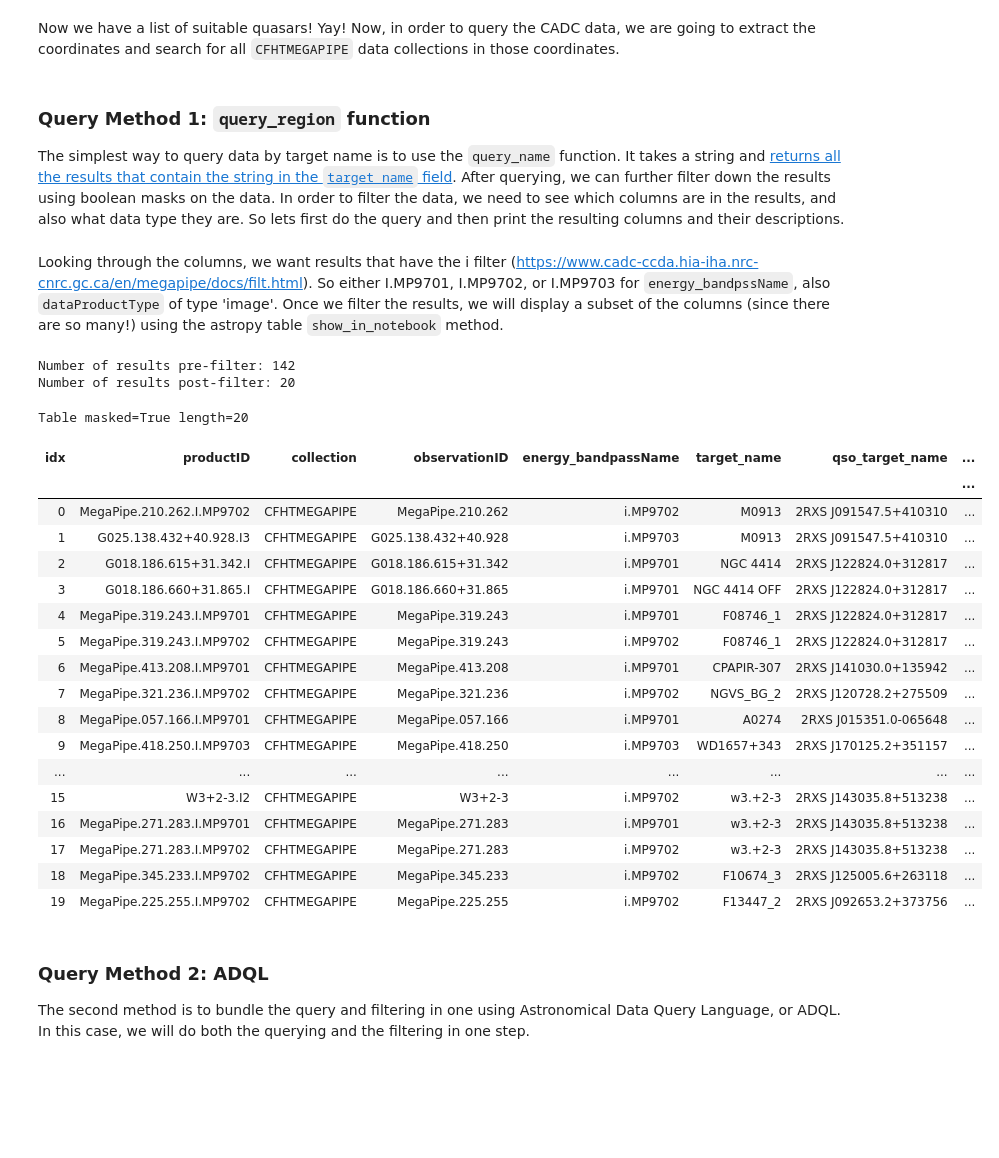
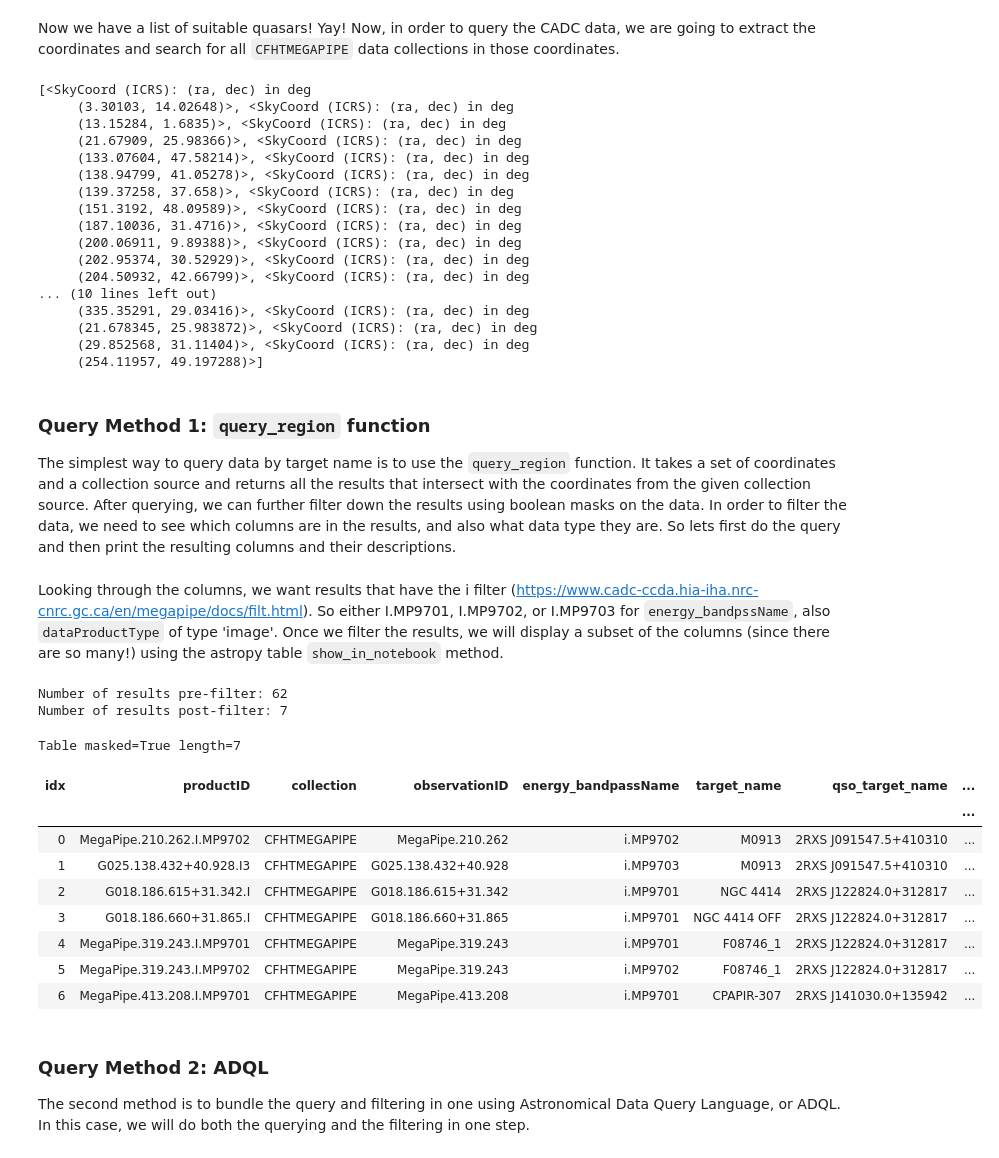
Before and after one commit to ellieb/astroquery_tutorial, a Jupyter notebook: astroquery_example_quasars.ipynb, the cells around one changed output. Drawn from its saved outputs; the diff is of its cells as text; code cells hidden in the pictures; blank space fills up the shorter version.

```diff
--- a/astroquery_example_quasars.ipynb
+++ b/astroquery_example_quasars.ipynb
@@ -88,6 +131,30 @@ high_redshift_qso_data[important_cols][0:10]
 Now we have a list of suitable quasars! Yay! Now, in order to query the CADC data, we are going to extract the coordinates and search for all `CFHTMEGAPIPE` data collections in those coordinates.
 # %%
 from astropy.coordinates import SkyCoord
+#TODO: Ask which one I should be using - coords from name or col value
 
-name_list = high_redshift_qso_data['name'].values
-coords_from_name = [SkyCoord.from_name(str(qso_name), parse=True) for qso_name in name_list]
+# name_list = qso_data['name'].values
+# coords = [SkyCoord.from_name(str(qso_name), parse=True) for qso_name in name_list]
+
+ra_list = qso_data['RA'].values
+dec_list = qso_data['DEC'].values
+coords_list = [SkyCoord(ra, dec, frame='icrs', unit='deg') for ra, dec in zip(ra_list, dec_list)]
+coords_list
+# %% [output]
+[<SkyCoord (ICRS): (ra, dec) in deg
+     (3.30103, 14.02648)>, <SkyCoord (ICRS): (ra, dec) in deg
+     (13.15284, 1.6835)>, <SkyCoord (ICRS): (ra, dec) in deg
+     (21.67909, 25.98366)>, <SkyCoord (ICRS): (ra, dec) in deg
+     (133.07604, 47.58214)>, <SkyCoord (ICRS): (ra, dec) in deg
+     (138.94799, 41.05278)>, <SkyCoord (ICRS): (ra, dec) in deg
+     (139.37258, 37.658)>, <SkyCoord (ICRS): (ra, dec) in deg
+     (151.3192, 48.09589)>, <SkyCoord (ICRS): (ra, dec) in deg
+     (187.10036, 31.4716)>, <SkyCoord (ICRS): (ra, dec) in deg
+     (200.06911, 9.89388)>, <SkyCoord (ICRS): (ra, dec) in deg
+     (202.95374, 30.52929)>, <SkyCoord (ICRS): (ra, dec) in deg
+     (204.50932, 42.66799)>, <SkyCoord (ICRS): (ra, dec) in deg
+... (10 lines left out)
+     (335.35291, 29.03416)>, <SkyCoord (ICRS): (ra, dec) in deg
+     (21.678345, 25.983872)>, <SkyCoord (ICRS): (ra, dec) in deg
+     (29.852568, 31.11404)>, <SkyCoord (ICRS): (ra, dec) in deg
+     (254.11957, 49.197288)>]
@@ -99,6 +161,6 @@ coords_from_ra_dec_fields = [SkyCoord(ra, dec, frame='icrs', unit='deg') for ra,
 # %% [markdown]
 ### Query Method 1: `query_region` function
-The simplest way to query data by target name is to use the `query_name` function. It takes a string and [returns all the results that contain the string in the `target name` field](https://github.com/astropy/astroquery/blob/master/astroquery/cadc/core.py#L205-L208). After querying, we can further filter down the results using boolean masks on the data. In order to filter the data, we need to see which columns are in the results, and also what data type they are. So lets first do the query and then print the resulting columns and their descriptions.
+The simplest way to query data by target name is to use the `query_region` function. It takes a set of coordinates and a collection source and returns all the results that intersect with the coordinates from the given collection source. After querying, we can further filter down the results using boolean masks on the data. In order to filter the data, we need to see which columns are in the results, and also what data type they are. So lets first do the query and then print the resulting columns and their descriptions.
 # %%
 from astropy.table import vstack
 from astroquery.cadc import Cadc
@@ -109,11 +171,12 @@ cadc = Cadc()
 # print(coords_results_list)
 
 results_list = []
-name_list = high_redshift_qso_data['name'].values
-for target_name, coords in zip(name_list, coords_from_ra_dec_fields): # TODO: try with coords from field too
-    results = cadc.query_region(coords, collection='CFHTMEGAPIPE')
+name_list = qso_data['name'].values
+for target_name, coords in zip(name_list, coords_list): # TODO: try with coords from field too
+    results = cadc.query_region(coords, radius=0.01, collection='CFHTMEGAPIPE')
     if len(results):
         # We add target coordinates as columns to later make cutout process easier
+        # TODO: Make a new numpy table instead?
         results['qso_target_name'] = target_name
         results['qso_target_ra'] = coords.ra
         results['qso_target_dec'] = coords.dec
@@ -131,42 +194,33 @@ Looking through the columns, we want results that have the i filter (https://www
 # %%
 # Construct the filter
 results_filter = ([energy_bandpass_name.startswith('i.') for energy_bandpass_name in
                    results['energy_bandpassName']]) &\
                  (results['dataProductType'] == 'image')
 
 # Apply the filter to the results
 filtered_results = results[results_filter]
 
 print('Number of results pre-filter: {}'.format(len(results)))
 print('Number of results post-filter: {}'.format(len(filtered_results)))
 
 columns_subset = ['productID', 'collection', 'observationID', 'energy_bandpassName', \
                   'target_name', 'qso_target_name', 'qso_target_ra', 'qso_target_dec', \
-                   'telescope_name', 'instrument_name', 'dataProductType']
+                   'telescope_name', 'instrument_name', 'dataProductType', 'quality_flag']
 
 filtered_results[columns_subset].show_in_notebook()
 # %% [output]
-Number of results pre-filter: 142
-Number of results post-filter: 20
+Number of results pre-filter: 62
+Number of results post-filter: 7
-Table masked=True length=20
+Table masked=True length=7
 | idx | productID | collection | observationID | energy_bandpassName | target_name | qso_target_name | ... |
 |  |  |  |  |  |  |  | ... |
 | 0 | MegaPipe.210.262.I.MP9702 | CFHTMEGAPIPE | MegaPipe.210.262 | i.MP9702 | M0913 | 2RXS J091547.5+410310 | ... |
 | 1 | G025.138.432+40.928.I3 | CFHTMEGAPIPE | G025.138.432+40.928 | i.MP9703 | M0913 | 2RXS J091547.5+410310 | ... |
 | 2 | G018.186.615+31.342.I | CFHTMEGAPIPE | G018.186.615+31.342 | i.MP9701 | NGC 4414 | 2RXS J122824.0+312817 | ... |
 | 3 | G018.186.660+31.865.I | CFHTMEGAPIPE | G018.186.660+31.865 | i.MP9701 | NGC 4414 OFF | 2RXS J122824.0+312817 | ... |
 | 4 | MegaPipe.319.243.I.MP9701 | CFHTMEGAPIPE | MegaPipe.319.243 | i.MP9701 | F08746_1 | 2RXS J122824.0+312817 | ... |
 | 5 | MegaPipe.319.243.I.MP9702 | CFHTMEGAPIPE | MegaPipe.319.243 | i.MP9702 | F08746_1 | 2RXS J122824.0+312817 | ... |
 | 6 | MegaPipe.413.208.I.MP9701 | CFHTMEGAPIPE | MegaPipe.413.208 | i.MP9701 | CPAPIR-307 | 2RXS J141030.0+135942 | ... |
-| 7 | MegaPipe.321.236.I.MP9702 | CFHTMEGAPIPE | MegaPipe.321.236 | i.MP9702 | NGVS_BG_2 | 2RXS J120728.2+275509 | ... |
-| 8 | MegaPipe.057.166.I.MP9701 | CFHTMEGAPIPE | MegaPipe.057.166 | i.MP9701 | A0274 | 2RXS J015351.0-065648 | ... |
-| 9 | MegaPipe.418.250.I.MP9703 | CFHTMEGAPIPE | MegaPipe.418.250 | i.MP9703 | WD1657+343 | 2RXS J170125.2+351157 | ... |
-| ... | ... | ... | ... | ... | ... | ... | ... |
-| 15 | W3+2-3.I2 | CFHTMEGAPIPE | W3+2-3 | i.MP9702 | w3.+2-3 | 2RXS J143035.8+513238 | ... |
-| 16 | MegaPipe.271.283.I.MP9701 | CFHTMEGAPIPE | MegaPipe.271.283 | i.MP9701 | w3.+2-3 | 2RXS J143035.8+513238 | ... |
-| 17 | MegaPipe.271.283.I.MP9702 | CFHTMEGAPIPE | MegaPipe.271.283 | i.MP9702 | w3.+2-3 | 2RXS J143035.8+513238 | ... |
-| 18 | MegaPipe.345.233.I.MP9702 | CFHTMEGAPIPE | MegaPipe.345.233 | i.MP9702 | F10674_3 | 2RXS J125005.6+263118 | ... |
-| 19 | MegaPipe.225.255.I.MP9702 | CFHTMEGAPIPE | MegaPipe.225.255 | i.MP9702 | F13447_2 | 2RXS J092653.2+373756 | ... |
 # %% [markdown]
 ### Query Method 2: ADQL
 The second method is to bundle the query and filtering in one using Astronomical Data Query Language, or ADQL. In this case, we will do both the querying and the filtering in one step.
```
Also changed, not shown: parts of 15 cells of this notebook.
